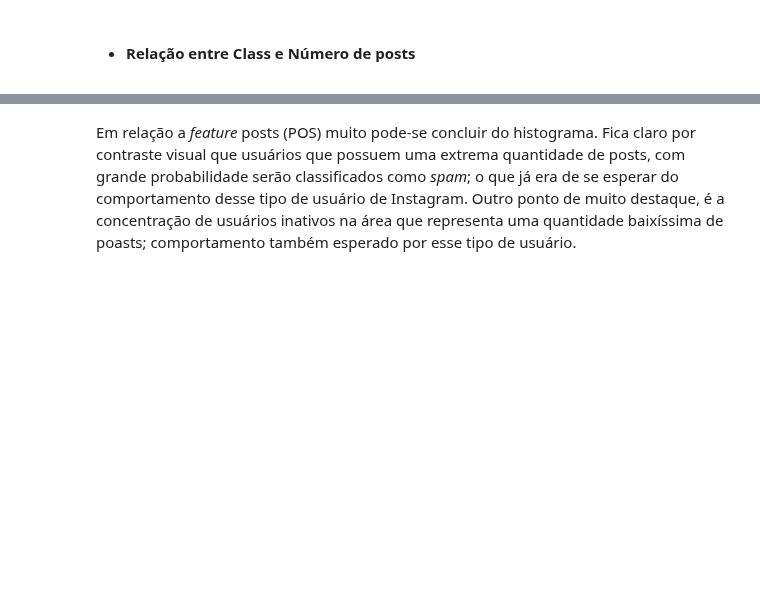
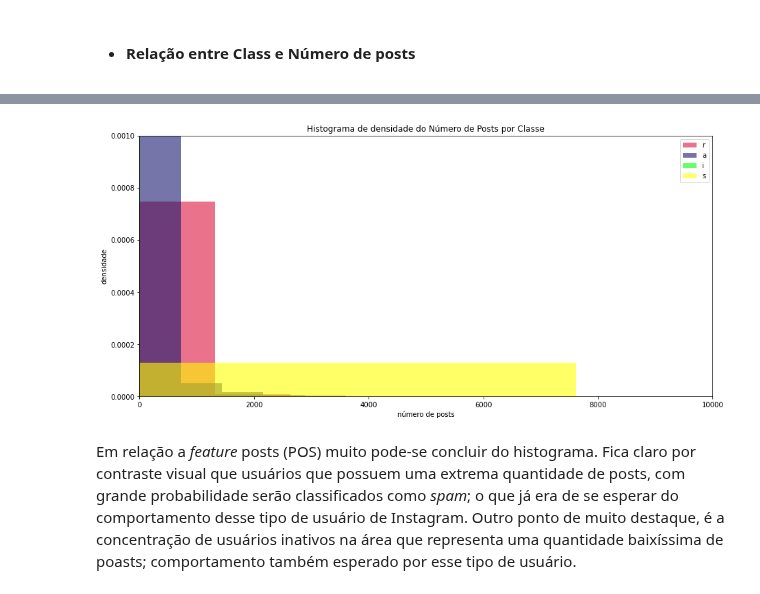
Before and after one commit to ArthurCisotto/P2_CDados, a Jupyter notebook: Projeto_2_CDados.ipynb, the cells around one changed output, grey strips where cells are left out. Cells and saved outputs as stored; diff of their text form; code cells hidden in the pictures; blank space fills up the shorter version.

```diff
--- a/Projeto_2_CDados.ipynb
+++ b/Projeto_2_CDados.ipynb
@@ -183,6 +181,6 @@ Error: Session cannot generate requests
 # %%
 def histograma(feature,eixo_x,eixo_y,titulo,x_lim = 0  ,y_lim = 0):
-    str(feature)
+    fig = plt.figure(figsize=(15, 7))
     perfis_reais[feature].plot.hist(color=('crimson'), alpha=0.6, density=True)
     perfis_fake_ativo[feature].plot.hist(color=('midnightblue'), alpha=0.6, density=True)
     perfis_fake_inativo[feature].plot.hist(color=('lime'), alpha=0.6, density=True)
@@ -223,3 +205,7 @@ plt.show()
+# %%
+histograma('pos','número de posts','densidade','Histograma de densidade do Número de Posts por Classe',(0,10000),(0,0.001))
+# %% [output]
+[figure, added]
 # %% [markdown]
 Em relação a _feature_ posts (POS) muito pode-se concluir do histograma. Fica claro por contraste visual que usuários que possuem uma extrema quantidade de posts, com grande probabilidade serão classificados como _spam_; o que já era de se esperar do comportamento desse tipo de usuário de Instagram. Outro ponto de muito destaque, é a concentração de usuários inativos na área que representa uma quantidade baixíssima de poasts; comportamento também esperado por esse tipo de usuário.
 # %% [markdown]
```
Also changed, not shown: parts of 67 cells of this notebook.
